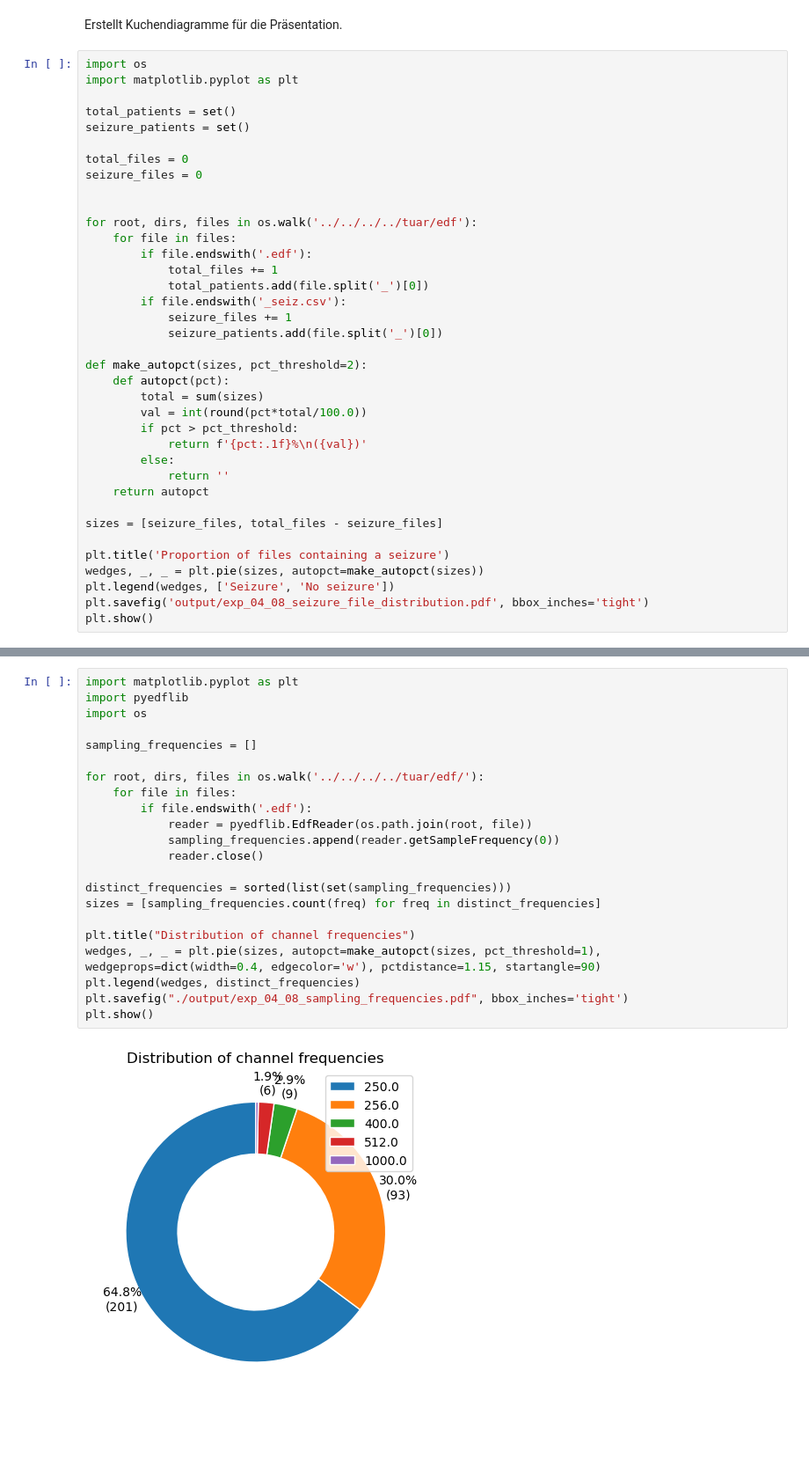
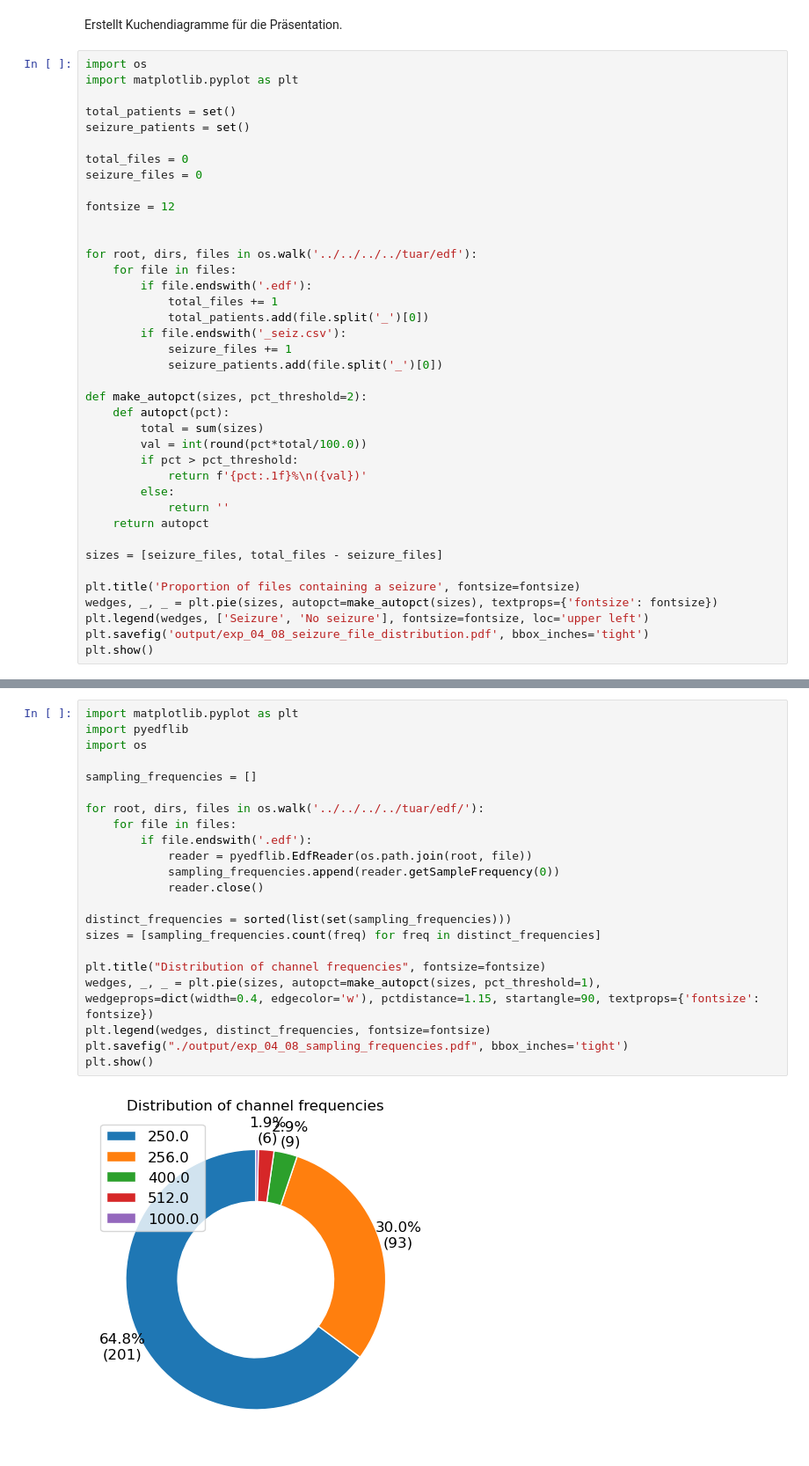
Before and after one commit to stuckkk/artifact-detection-seminar, a Jupyter notebook: experiments/04 - Thesis/exp_04_08.ipynb, the cells around one changed output, grey strips where cells are left out. Shown at 88% size. Saved outputs shown, nothing was run; the diff lists cells and outputs as text; blank space fills up the shorter version.

```diff
--- a/experiments/04 - Thesis/exp_04_08.ipynb
+++ b/experiments/04 - Thesis/exp_04_08.ipynb
@@ -9,6 +9,8 @@ seizure_patients = set()
 
 total_files = 0
 seizure_files = 0
+
+fontsize = 12
 
 
 for root, dirs, files in os.walk('../../../../tuar/edf'):
@@ -32,9 +34,9 @@ def make_autopct(sizes, pct_threshold=2):
 
 sizes = [seizure_files, total_files - seizure_files]
 
-plt.title('Proportion of files containing a seizure')
-wedges, _, _ = plt.pie(sizes, autopct=make_autopct(sizes))
-plt.legend(wedges, ['Seizure', 'No seizure'])
+plt.title('Proportion of files containing a seizure', fontsize=fontsize)
+wedges, _, _ = plt.pie(sizes, autopct=make_autopct(sizes), textprops={'fontsize': fontsize})
+plt.legend(wedges, ['Seizure', 'No seizure'], fontsize=fontsize, loc='upper left')
 plt.savefig('output/exp_04_08_seizure_file_distribution.pdf', bbox_inches='tight')
 plt.show()
 # %% [output]
@@ -42,24 +44,24 @@ plt.show()
 # %%
 import matplotlib.pyplot as plt
 import pyedflib
 import os
 
 sampling_frequencies = []
 
 for root, dirs, files in os.walk('../../../../tuar/edf/'):
     for file in files:
         if file.endswith('.edf'):
             reader = pyedflib.EdfReader(os.path.join(root, file))
             sampling_frequencies.append(reader.getSampleFrequency(0))
             reader.close()
 
 distinct_frequencies = sorted(list(set(sampling_frequencies)))
 sizes = [sampling_frequencies.count(freq) for freq in distinct_frequencies]
 
-plt.title("Distribution of channel frequencies")
-wedges, _, _ = plt.pie(sizes, autopct=make_autopct(sizes, pct_threshold=1), wedgeprops=dict(width=0.4, edgecolor='w'), pctdistance=1.15, startangle=90)
-plt.legend(wedges, distinct_frequencies)
+plt.title("Distribution of channel frequencies", fontsize=fontsize)
+wedges, _, _ = plt.pie(sizes, autopct=make_autopct(sizes, pct_threshold=1), wedgeprops=dict(width=0.4, edgecolor='w'), pctdistance=1.15, startangle=90, textprops={'fontsize': fontsize})
+plt.legend(wedges, distinct_frequencies, fontsize=fontsize)
 plt.savefig("./output/exp_04_08_sampling_frequencies.pdf", bbox_inches='tight')
 plt.show()
 # %% [output]
-[figure, old version]
+[figure, new version]
```
Also changed, not shown: parts of 4 cells of this notebook, 8 other files.
